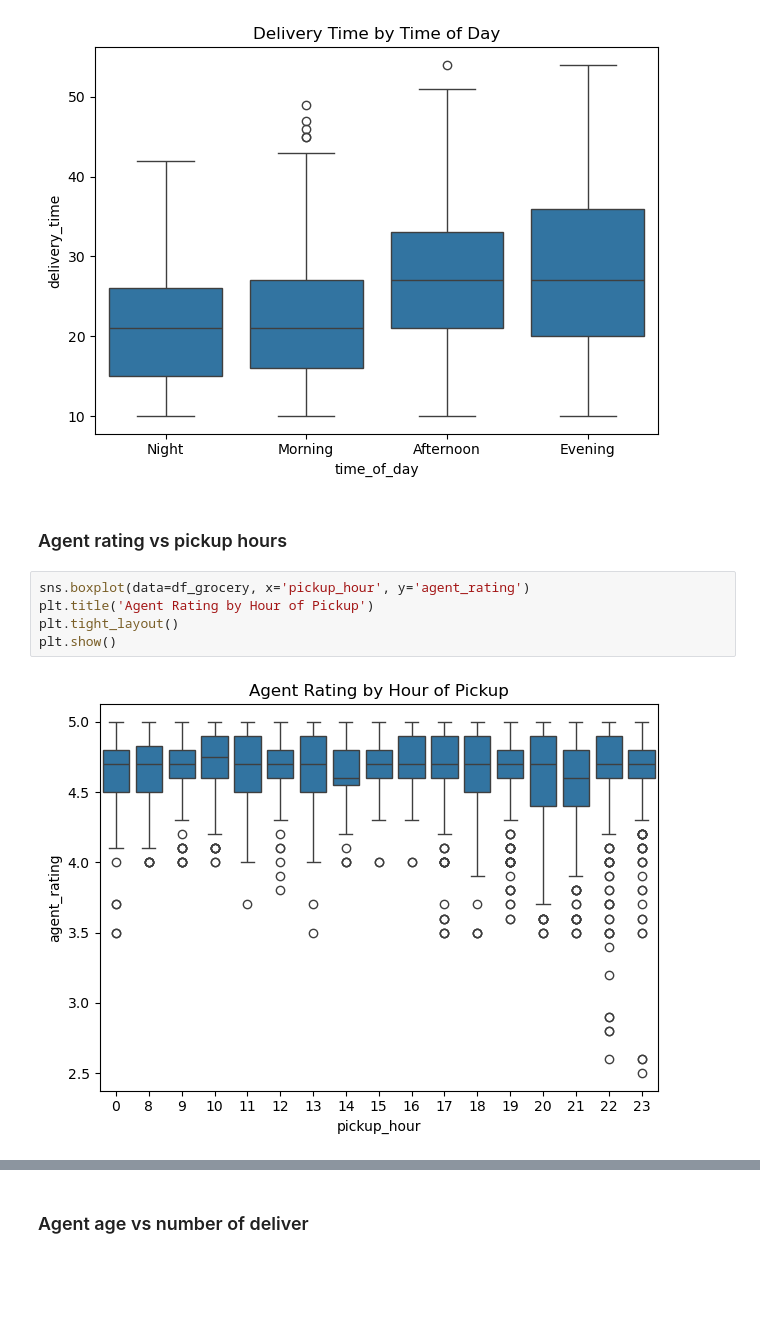
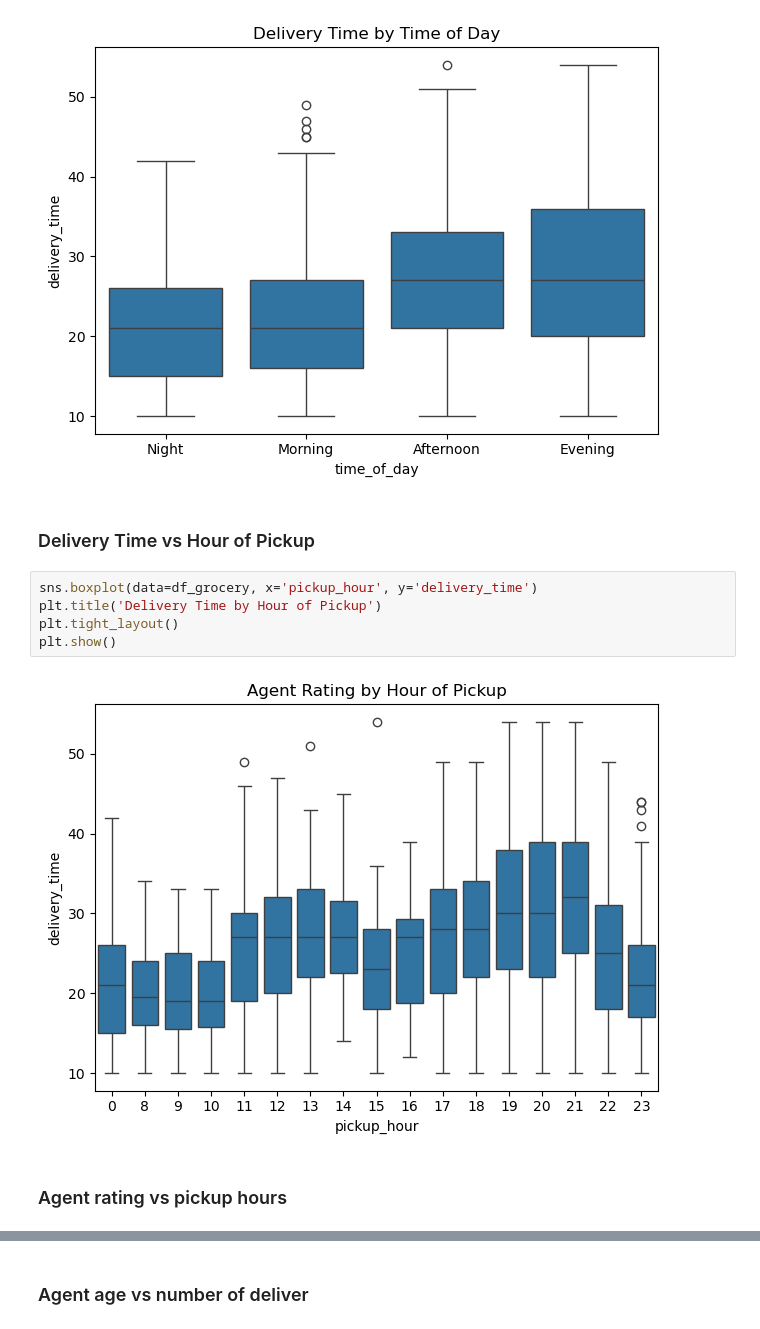
Before and after one commit to KC2016/last_mile, a Jupyter notebook: delivery_eda.ipynb, the cells around one changed output, grey strips where cells are left out. Saved outputs shown, nothing was run; the diff lists cells and outputs as text; blank space fills up the shorter version.

Commit message:
add the graph Delivery Time vs Hour of Pickup¶

```diff
--- a/delivery_eda.ipynb
+++ b/delivery_eda.ipynb
@@ -706,12 +706,14 @@ plt.tight_layout()
 plt.show()
 # %% [output]
 [figure]
-# %% [markdown]
-### Agent rating vs pickup hours
+# %% [markdown]
+### Delivery Time vs Hour of Pickup
 # %%
-sns.boxplot(data=df_grocery, x='pickup_hour', y='agent_rating')
-plt.title('Agent Rating by Hour of Pickup')
+sns.boxplot(data=df_grocery, x='pickup_hour', y='delivery_time')
+plt.title('Delivery Time by Hour of Pickup')
 plt.tight_layout()
 plt.show()
 # %% [output]
-[figure, old version]
+[figure, new version]
+# %% [markdown]
+### Agent rating vs pickup hours
```
Also changed, not shown: parts of 1 cell of this notebook.
